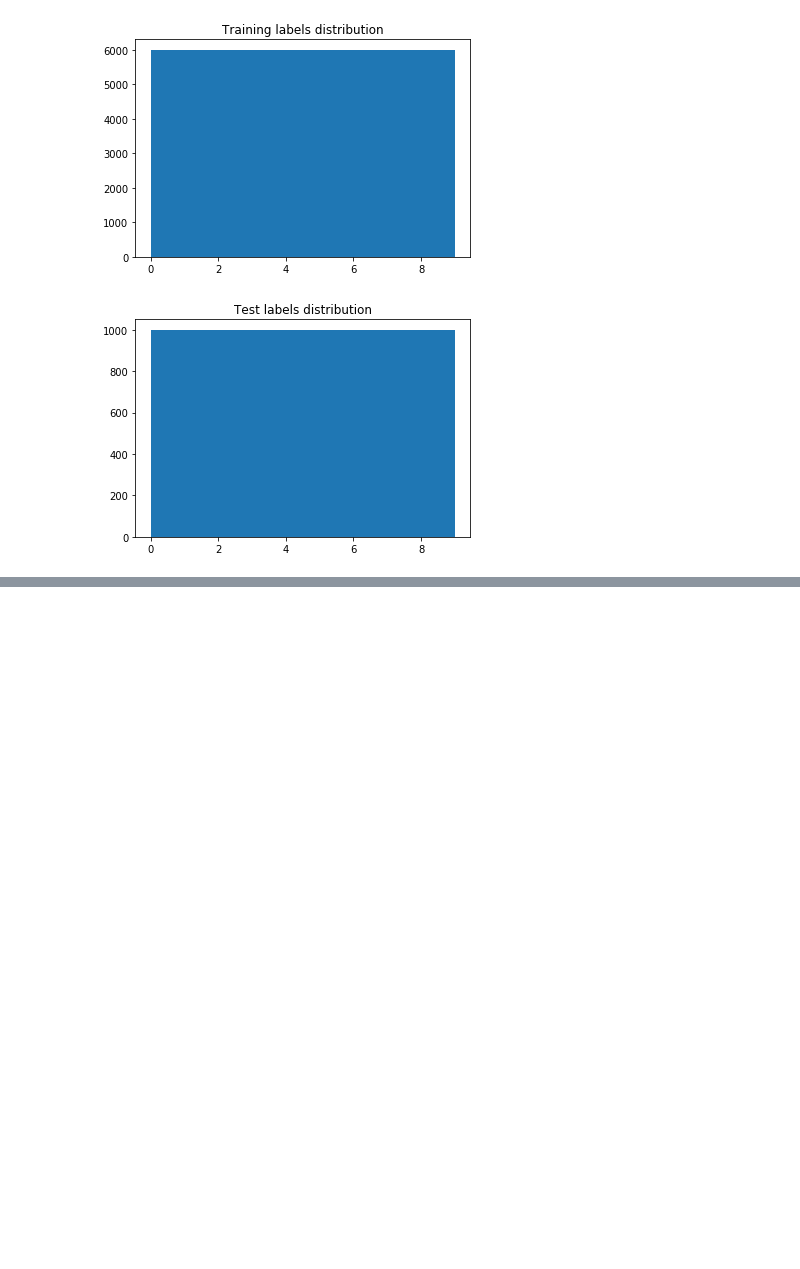
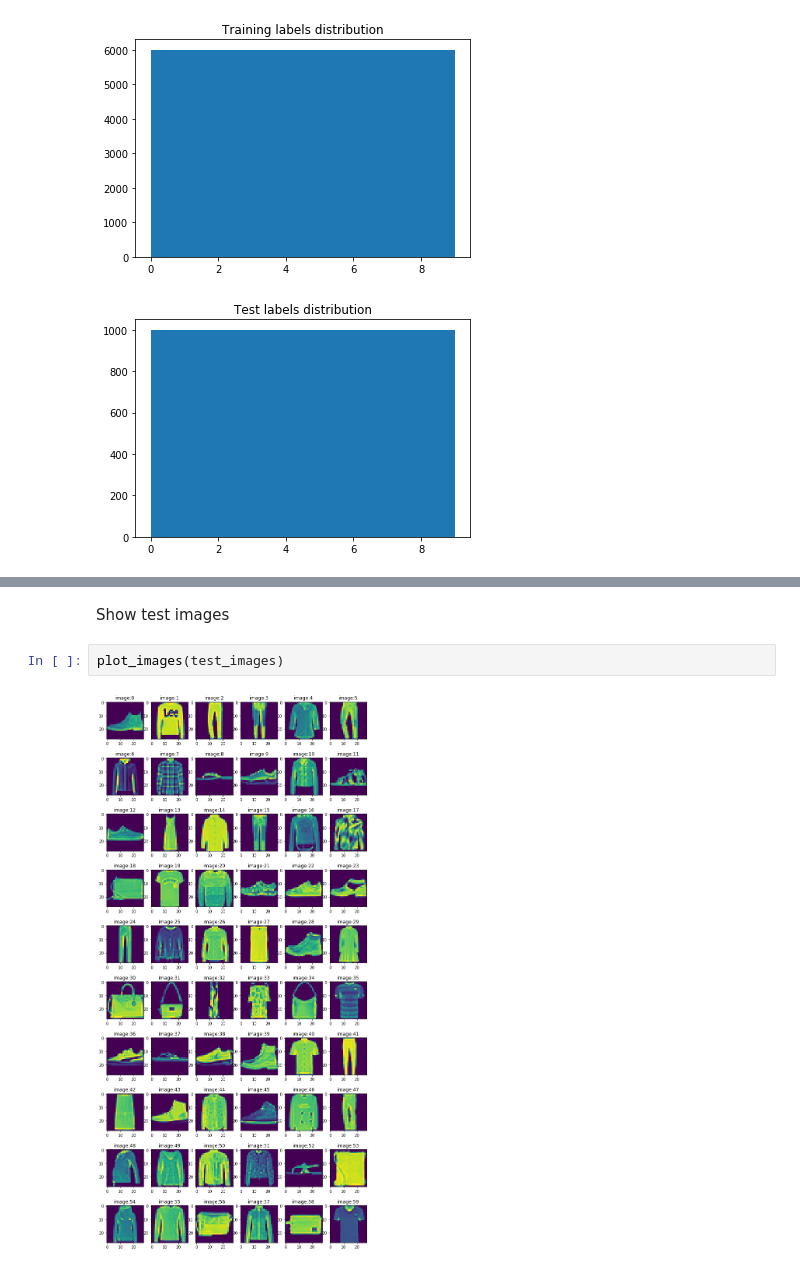
Before and after one commit to lucius-yu/colab-tutorial, a Jupyter notebook: fashion_mnist_eda.ipynb, the cells around one changed output, grey strips where cells are left out. Drawn from its saved outputs; the diff is of its cells as text; blank space fills up the shorter version.

```diff
--- a/fashion_mnist_eda.ipynb
+++ b/fashion_mnist_eda.ipynb
@@ -46,0 +82,6 @@ plt.show()
+# %% [markdown]
+Show test images
+# %%
+plot_images(test_images)
+# %% [output]
+[figure, added]
```
Also changed, not shown: parts of 6 cells of this notebook.
